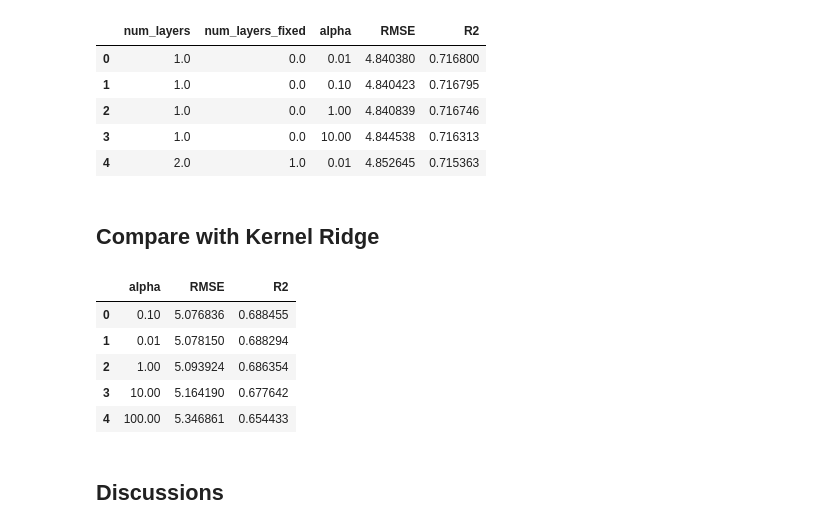
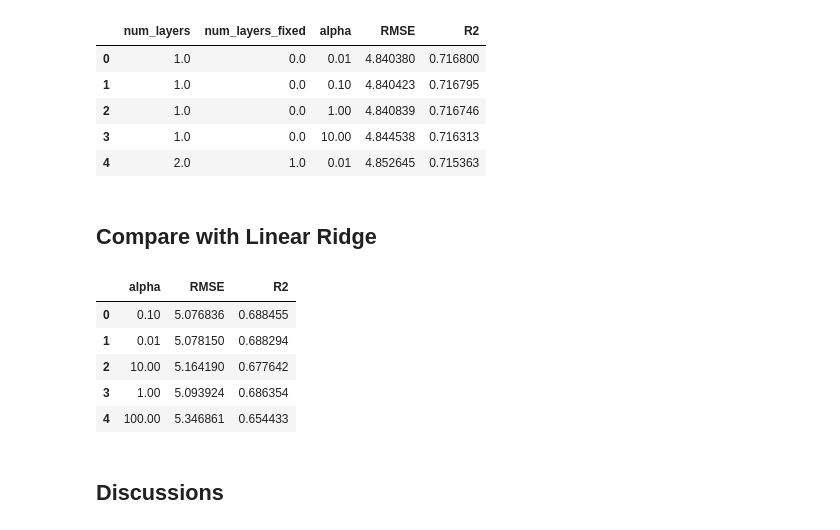
Before and after one commit to PeterPanonGit/Memory-Efficient-Neural-Tanget-Kernel, a Jupyter notebook: Boston_dataset.ipynb, the cells around one changed output. Saved outputs shown, nothing was run; the diff lists cells and outputs as text; code cells hidden in the pictures.

```diff
--- a/Boston_dataset.ipynb
+++ b/Boston_dataset.ipynb
@@ -52,27 +51,28 @@ pd.DataFrame(boston.data, columns=boston.feature_names).head()
 D_MAX = 6
 param_to_metric = OrderedDict()
 
-def kernel_ridge_regression_precomputed(K1, K2, y1, y2, alpha):
+def kernel_ridge_regression_precomputed(K1, K2, y1, alpha):
     model = KernelRidge(kernel = "precomputed", alpha = alpha)
     model.fit(K1, y1)
     y_hat = model.predict(K2)
     return y_hat
 
+# model selection is done on training data only
 rs = ShuffleSplit(n_splits=N_SPLITS, test_size=TEST_FRAC, random_state=0)
 for train_index, val_index in rs.split(X_train_val):
     X_train = X_train_val[train_index]; y_train = y_train_val[train_index]
     X_val = X_train_val[val_index]; y_val  = y_train_val[val_index]
     ntk_train = NtkIterator(X_train, X_train, D_MAX)
     ntk_val = NtkIterator(X_val, X_train, D_MAX)
-    for fix_dep in range(D_MAX - 1):
+    for fix_dep in range(D_MAX - 1):  # sweep number of fixed layers
         ntk_train.set_fix_dep(fix_dep)
         ntk_val.set_fix_dep(fix_dep)
-        while ntk_train.has_next():
+        while ntk_train.has_next():  # sweep number of layers
             ntk_train.next(); ntk_val.next()
-            for a_index, alpha in enumerate(C_LIST):
+            for a_index, alpha in enumerate(C_LIST):  # sweep regularization coef
                 param = (ntk_train.dep - 1, fix_dep, a_index)
                 y_hat = kernel_ridge_regression_precomputed(
-                            ntk_train.H, ntk_val.H, y_train, y_val, alpha)
+                            ntk_train.H, ntk_val.H, y_train, alpha)
                 metric = np.sqrt(mean_squared_error(y_val, y_hat))
                 if param in param_to_metric:
                     param_to_metric[param] = param_to_metric[param] + metric
@@ -110,8 +110,9 @@ for i in range(5):
     ntk_val.set_fix_dep(best_fix_dep)
     while ntk_train.dep <= best_dep:
         ntk_train.next(); ntk_val.next()
+    # train on the whole training dataset and evaluate on test dataset
     y_hat = kernel_ridge_regression_precomputed(
-        ntk_train.H, ntk_val.H, y_train_val, y_test, C_LIST[best_a_index])
+        ntk_train.H, ntk_val.H, y_train_val, C_LIST[best_a_index])
     res[i] = {"num_layers": best_dep, "num_layers_fixed": best_fix_dep,
               "alpha": C_LIST[best_a_index],
               "RMSE": np.sqrt(mean_squared_error(y_test, y_hat)),
@@ -125,36 +126,36 @@ pd.DataFrame(res).T
 | 3 | 1.0 | 0.0 | 10.00 | 4.844538 | 0.716313 |
 | 4 | 2.0 | 1.0 | 0.01 | 4.852645 | 0.715363 |
 # %% [markdown]
-## Compare with Kernel Ridge
+## Compare with Linear Ridge
 # %%
 res = OrderedDict()
 param_to_metric = OrderedDict()
 
 rs = ShuffleSplit(n_splits=N_SPLITS, test_size=TEST_FRAC, random_state=0)
 for train_index, val_index in rs.split(X_train_val):
     X_train = X_train_val[train_index]; y_train = y_train_val[train_index]
     X_val = X_train_val[val_index]; y_val  = y_train_val[val_index]
     for a_index, alpha in enumerate(C_LIST):
         metric = mean_squared_error(Ridge(alpha = alpha).fit(X_train, y_train).predict(X_val), y_val)
-        if param in param_to_metric:
+        if a_index in param_to_metric:
             param_to_metric[a_index] = param_to_metric[a_index] + metric
         else:
             param_to_metric[a_index] = metric
 
 for i in range(5):
     best_a_index = sorted(param_to_metric.items(), key=itemgetter(1))[i][0]
     y_hat = Ridge(alpha = C_LIST[best_a_index]).fit(X_train_val, y_train_val).predict(X_test)
     res[i] = {"alpha": C_LIST[best_a_index],
               "RMSE": np.sqrt(mean_squared_error(y_test, y_hat)),
               "R2": r2_score(y_test, y_hat)}
 
 pd.DataFrame(res).T
 # %% [output]
 |  | alpha | RMSE | R2 |
 | 0 | 0.10 | 5.076836 | 0.688455 |
 | 1 | 0.01 | 5.078150 | 0.688294 |
-| 2 | 1.00 | 5.093924 | 0.686354 |
-| 3 | 10.00 | 5.164190 | 0.677642 |
+| 2 | 10.00 | 5.164190 | 0.677642 |
+| 3 | 1.00 | 5.093924 | 0.686354 |
 | 4 | 100.00 | 5.346861 | 0.654433 |
 # %% [markdown]
 ## Discussions
```
Also changed, not shown: parts of 1 cell of this notebook.
